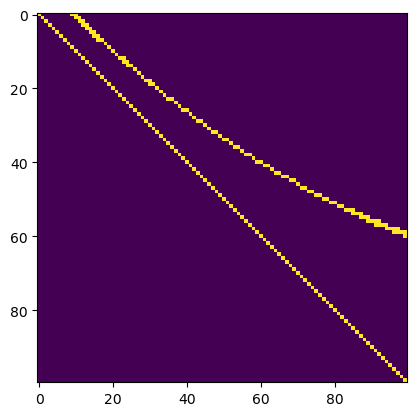
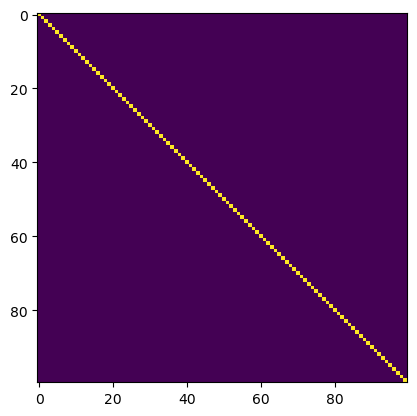
Unified diff of the notebook cell whose output changed from the first chart to the second:
--- before
+++ after
@@ -1 +1 @@
-plt.imshow(np.isclose(p4, 0, atol=1e-2))
+plt.imshow(np.isclose(p4, 0, atol=1e-4))

Commit: Update wso.ipynb